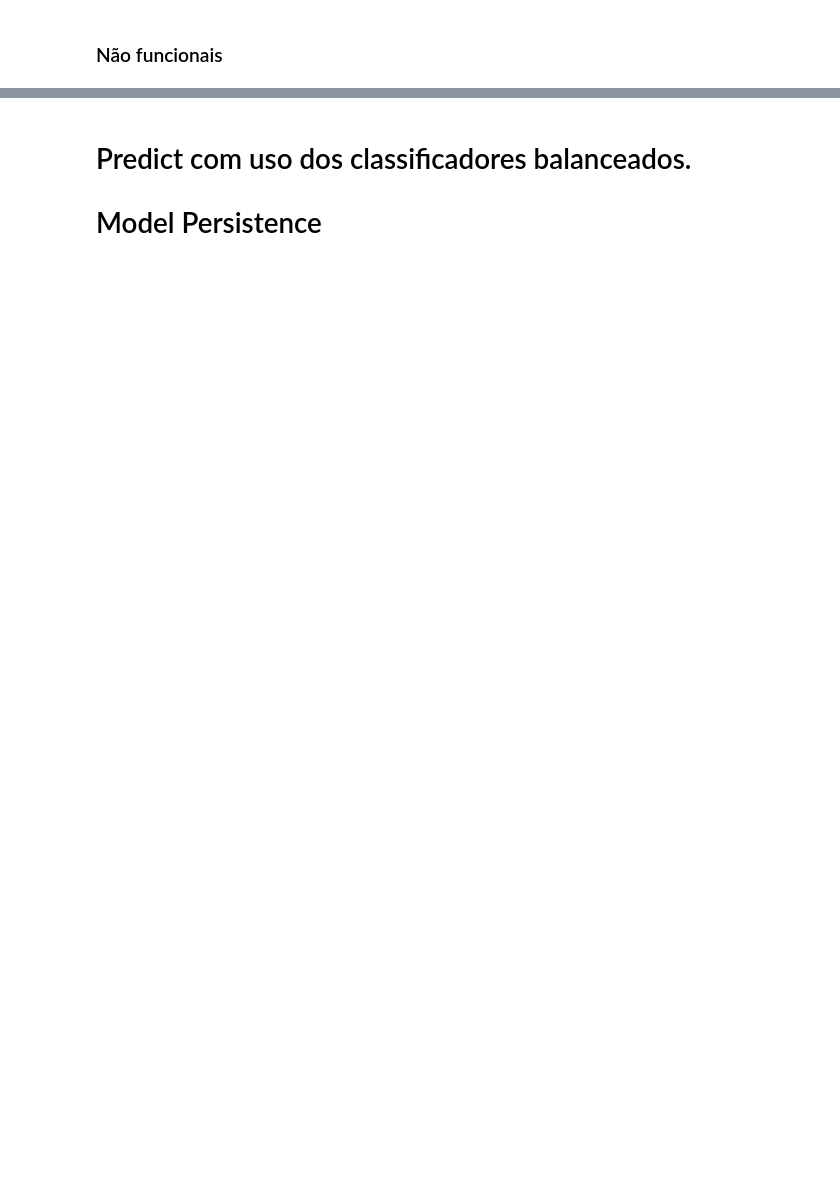
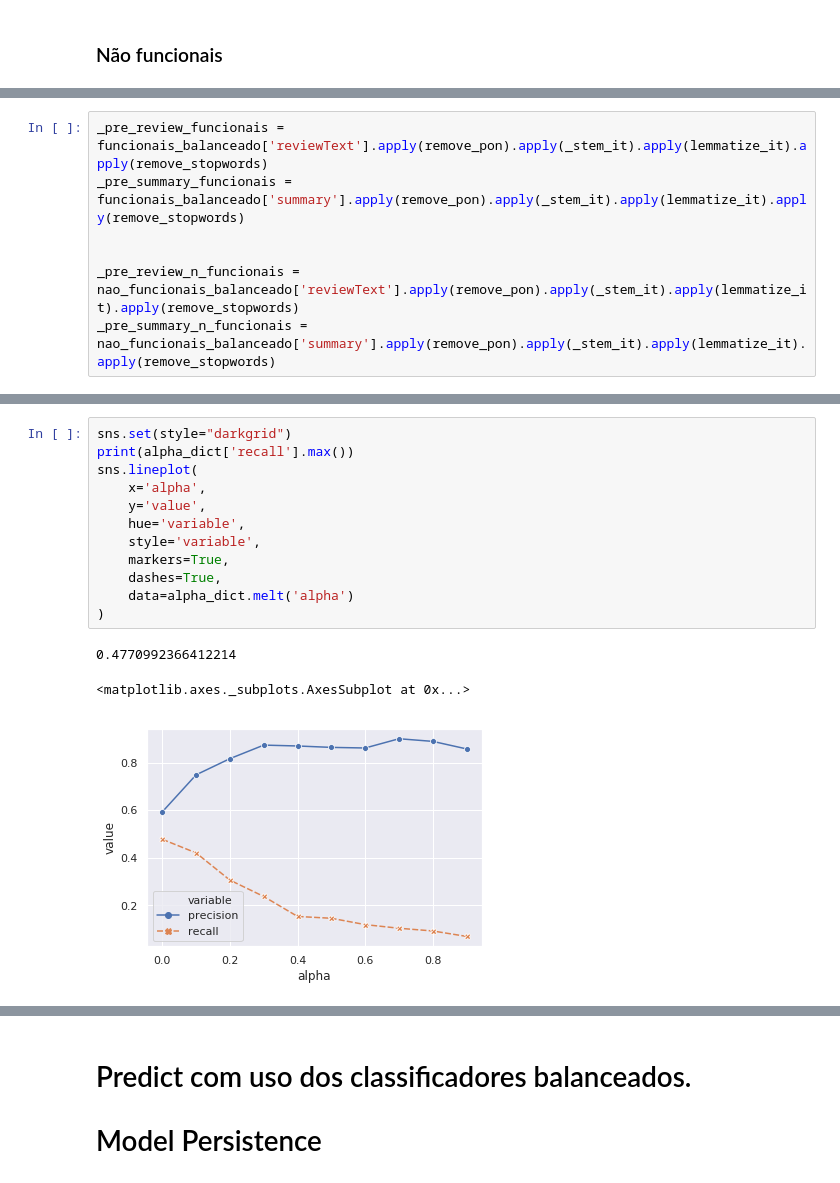
Before and after one commit to SabinoGs/tcc1, a Jupyter notebook: notebooks/Classificação AUTOMATICA - TCC2.ipynb, the cells around one changed output, grey strips where cells are left out. Saved outputs shown, nothing was run; the diff lists cells and outputs as text; blank space fills up the shorter version.

```diff
--- a/notebooks/Classificação AUTOMATICA - TCC2.ipynb
+++ b/notebooks/Classificação AUTOMATICA - TCC2.ipynb
@@ -377,0 +393,7 @@ weighted avg       0.83      0.79      0.69       756
+# %%
+_pre_review_funcionais = funcionais_balanceado['reviewText'].apply(remove_pon).apply(_stem_it).apply(lemmatize_it).apply(remove_stopwords)
+_pre_summary_funcionais = funcionais_balanceado['summary'].apply(remove_pon).apply(_stem_it).apply(lemmatize_it).apply(remove_stopwords)
+
+
+_pre_review_n_funcionais = nao_funcionais_balanceado['reviewText'].apply(remove_pon).apply(_stem_it).apply(lemmatize_it).apply(remove_stopwords)
+_pre_summary_n_funcionais = nao_funcionais_balanceado['summary'].apply(remove_pon).apply(_stem_it).apply(lemmatize_it).apply(remove_stopwords)
@@ -377,0 +447,16 @@ weighted avg       0.83      0.79      0.69       756
+# %%
+sns.set(style="darkgrid")
+print(alpha_dict['recall'].max())
+sns.lineplot(
+    x='alpha',
+    y='value',
+    hue='variable',
+    style='variable',
+    markers=True,
+    dashes=True,
+    data=alpha_dict.melt('alpha')
+)
+# %% [output]
+0.4770992366412214
+<matplotlib.axes._subplots.AxesSubplot at 0x...>
+[figure, added]
```
Also changed, not shown: parts of 37 cells of this notebook.
